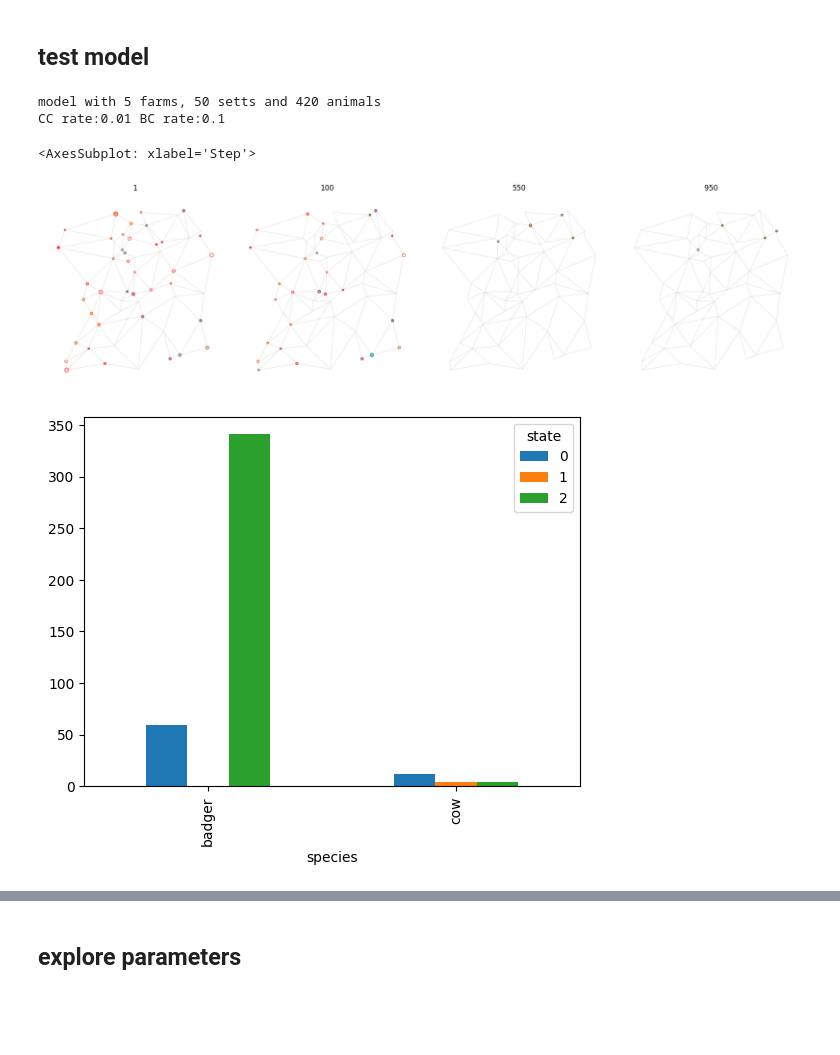
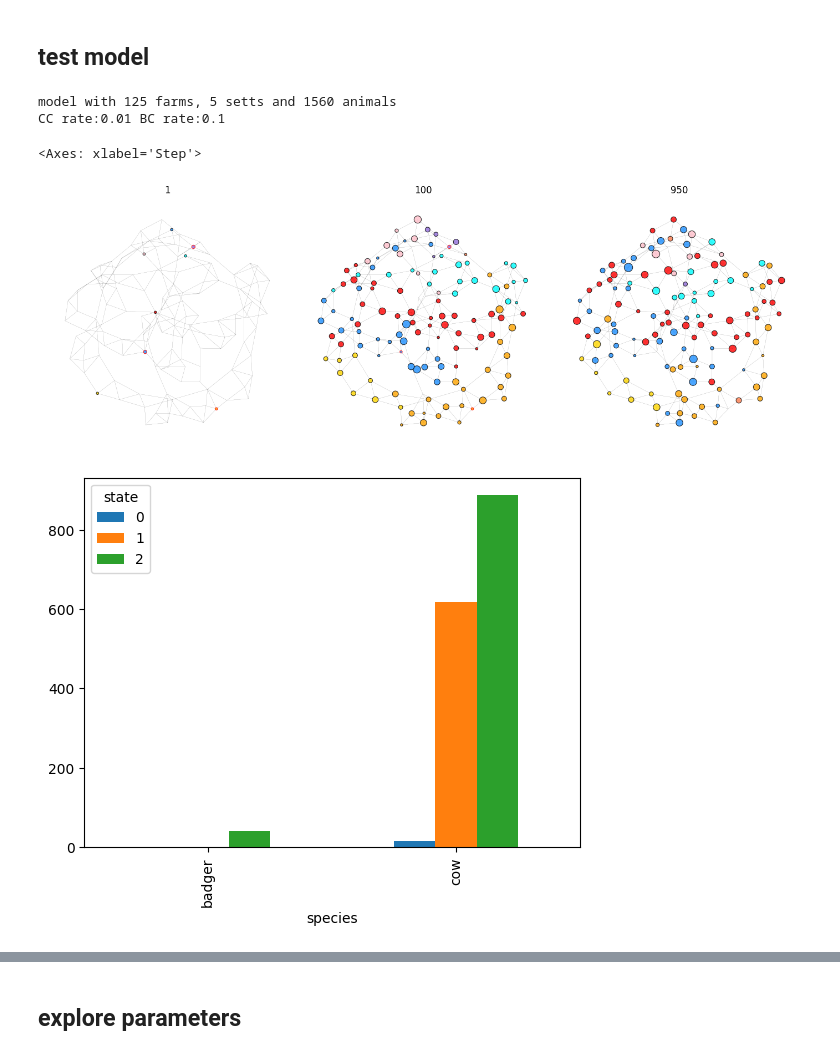
Before and after one commit to dmnfarrell/btbabm, a Jupyter notebook: notebooks/abm_simulation.ipynb, the cells around one changed output, grey strips where cells are left out. Saved outputs shown, nothing was run; the diff lists cells and outputs as text; code cells hidden in the pictures; blank space fills up the shorter version.

Commit message:
class plot methods

```diff
--- a/notebooks/abm_simulation.ipynb
+++ b/notebooks/abm_simulation.ipynb
@@ -36,7 +36,12 @@ from btbabm import utils
 * seq_length - sequence length
 * herd_class - type of herd
 # %%
-model = models.FarmPathogenModel(F=40,C=200,S=8)
+reload(models)
+#model = models.FarmPathogenModel(F=40,C=500,S=8)
+model = models.load_model('test.model')
+model.run(500)
+model.save('test.model')
+
 fig,ax=plt.subplots(1,1,figsize=(10,6))
-utils.plot_grid(model,ax=ax,colorby='loc_type')
+model.plot(ax)
 # %% [output]
@@ -129,35 +143,35 @@ nx.draw(G,pos,node_size=60,width=0.2,node_color=gdf.color,ax=axs[1])
 # %%
 reload(utils)
 reload(models)
 
-model = models.FarmPathogenModel(F=5,S=50,C=20,mean_inf_time=50,mean_stay_time=300,mean_latency_time=120,infected_start=4,allow_moves=False,
-                       cctrans=0.01,bctrans=0.1,seq_length=100,graph_type='default',graph_seed=7)
+model = models.FarmPathogenModel(F=125,S=5,C=1520,mean_inf_time=50,mean_stay_time=300,mean_latency_time=120,infected_start=4,allow_moves=False,
+                       cctrans=0.01,bctrans=0.1,seq_length=100,graph_type='watts_strogatz',graph_seed=7)
 print (model)
 
-fig,ax=plt.subplots(1,4,figsize=(18,5))
+fig,ax=plt.subplots(1,3,figsize=(14,5))
 axs=ax.flat
 st=time.time()
 i=0
 
 for s in range(1000):
-    if s in [1,100,550,950]:
+    if s in [1,100,950]:
         utils.plot_grid(model,ax=axs[i],pos=model.pos,colorby='strain',ns='num_infected')
         axs[i].set_title(s)
         i+=1
     model.step()
 #model.get_moves()
 df=model.get_infected_data()
 #print (df.species.value_counts())
 #model.get_herds_data()
 #fig=plot_herds_data(model)
 #fig,ax=plt.subplots(1,2,figsize=(15,4))
 fig = utils.plot_by_species(model)
 df=model.get_column_data()
 df.plot()
 #print (time.time()-st)
 # %% [output]
-model with 5 farms, 50 setts and 420 animals
+model with 125 farms, 5 setts and 1560 animals
 CC rate:0.01 BC rate:0.1
-<AxesSubplot: xlabel='Step'>
+<Axes: xlabel='Step'>
-[figure, old version]
+[figure, new version]
-[figure, old version]
+[figure, new version]
```
Also changed, not shown: parts of 18 cells of this notebook, 3 other files.
